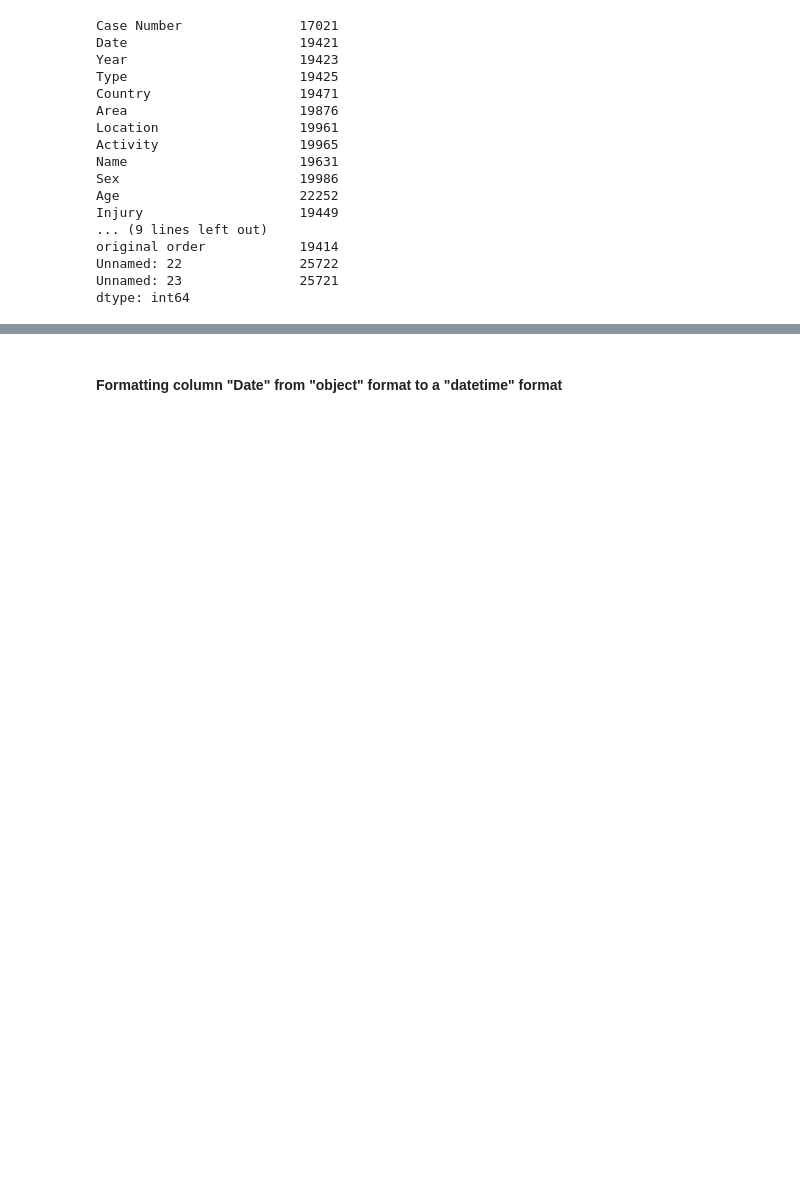
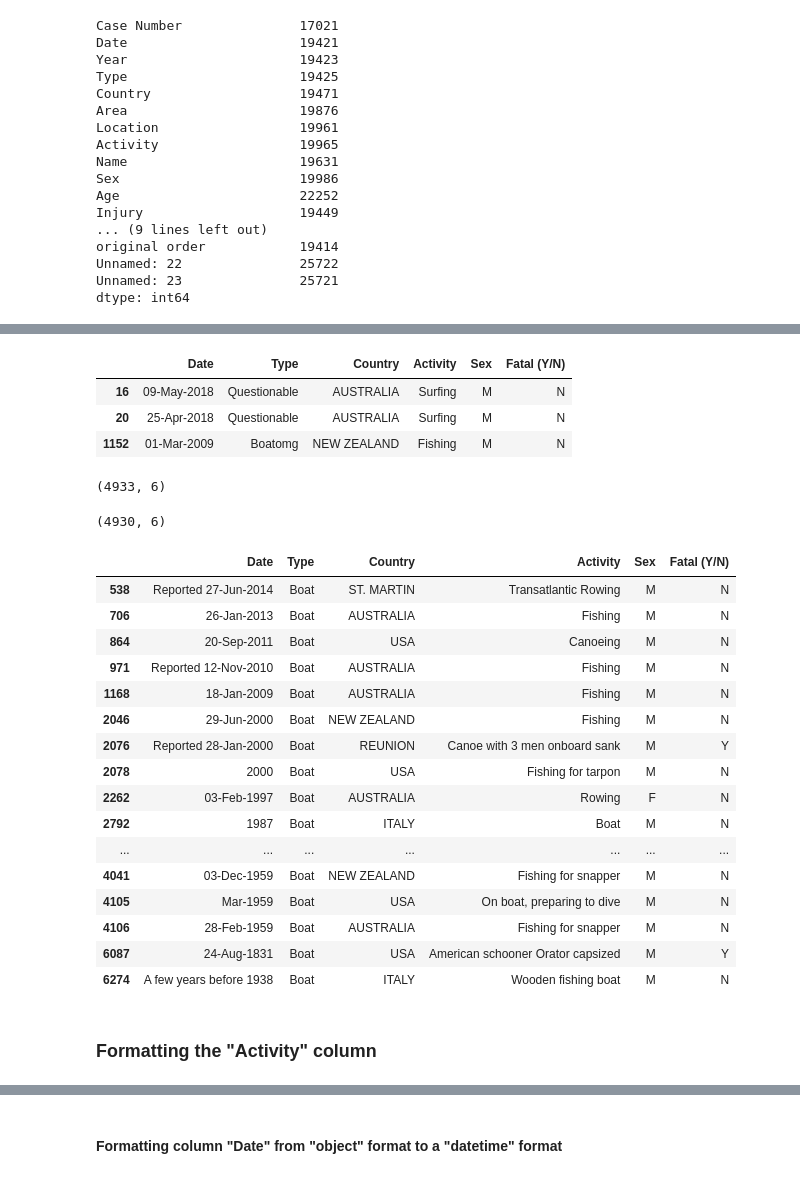
Before and after one commit to ironhack-bcn-data-june-2020/PR02-project-pandas, a Jupyter notebook: Project 2 - Shark Attacks.ipynb, the cells around one changed output, grey strips where cells are left out. Cells and saved outputs as stored; diff of their text form; code cells hidden in the pictures; blank space fills up the shorter version.

```diff
--- a/Project 2 - Shark Attacks.ipynb
+++ b/Project 2 - Shark Attacks.ipynb
@@ -226,0 +236,3 @@ reshaped_sharks.sample(50)
+# %%
+#Renombramos el df por comodidad y miramos cuántos elementos únicos contiene
+df = reshaped_sharks
@@ -226,0 +327,42 @@ reshaped_sharks.sample(50)
+# %%
+#Tenemos un par de outliers feos: Questionable y Boatomg
+df[ (df["Type"] == "Questionable") | (df["Type"] == "Boatomg") ]
+# %% [output]
+|  | Date | Type | Country | Activity | Sex | Fatal (Y/N) |
+| 16 | 09-May-2018 | Questionable | AUSTRALIA | Surfing | M | N |
+| 20 | 25-Apr-2018 | Questionable | AUSTRALIA | Surfing | M | N |
+| 1152 | 01-Mar-2009 | Boatomg | NEW ZEALAND | Fishing | M | N |
+# %%
+df.shape
+# %% [output]
+(4933, 6)
+# %%
+#Queremos desprendernos de Questionable y Boatomg
+df = df[df.Type != "Questionable"]
+df = df[df.Type != "Boatomg"]
+df.shape
+# %% [output]
+(4930, 6)
+# %%
+#Queremos que las filas con "Boat" y "Boating" se agrupen, así que vamos a cambiar el type de Boat a Boating
+df[df.Type=='Boat']
+# %% [output]
+|  | Date | Type | Country | Activity | Sex | Fatal (Y/N) |
+| 538 | Reported 27-Jun-2014 | Boat | ST. MARTIN | Transatlantic Rowing | M | N |
+| 706 | 26-Jan-2013 | Boat | AUSTRALIA | Fishing | M | N |
+| 864 | 20-Sep-2011 | Boat | USA | Canoeing | M | N |
+| 971 | Reported 12-Nov-2010 | Boat | AUSTRALIA | Fishing | M | N |
+| 1168 | 18-Jan-2009 | Boat | AUSTRALIA | Fishing | M | N |
+| 2046 | 29-Jun-2000 | Boat | NEW ZEALAND | Fishing | M | N |
+| 2076 | Reported 28-Jan-2000 | Boat | REUNION | Canoe with 3 men onboard sank | M | Y |
+| 2078 | 2000 | Boat | USA | Fishing for tarpon | M | N |
+| 2262 | 03-Feb-1997 | Boat | AUSTRALIA | Rowing | F | N |
+| 2792 | 1987 | Boat | ITALY | Boat | M | N |
+| ... | ... | ... | ... | ... | ... | ... |
+| 4041 | 03-Dec-1959 | Boat | NEW ZEALAND | Fishing for snapper | M | N |
+| 4105 | Mar-1959 | Boat | USA | On boat, preparing to dive | M | N |
+| 4106 | 28-Feb-1959 | Boat | AUSTRALIA | Fishing for snapper | M | N |
+| 6087 | 24-Aug-1831 | Boat | USA | American schooner Orator capsized | M | Y |
+| 6274 | A few years before 1938 | Boat | ITALY | Wooden fishing boat | M | N |
+# %% [markdown]
+### Formatting the "Activity" column
```
Also changed, not shown: parts of 40 cells of this notebook.
